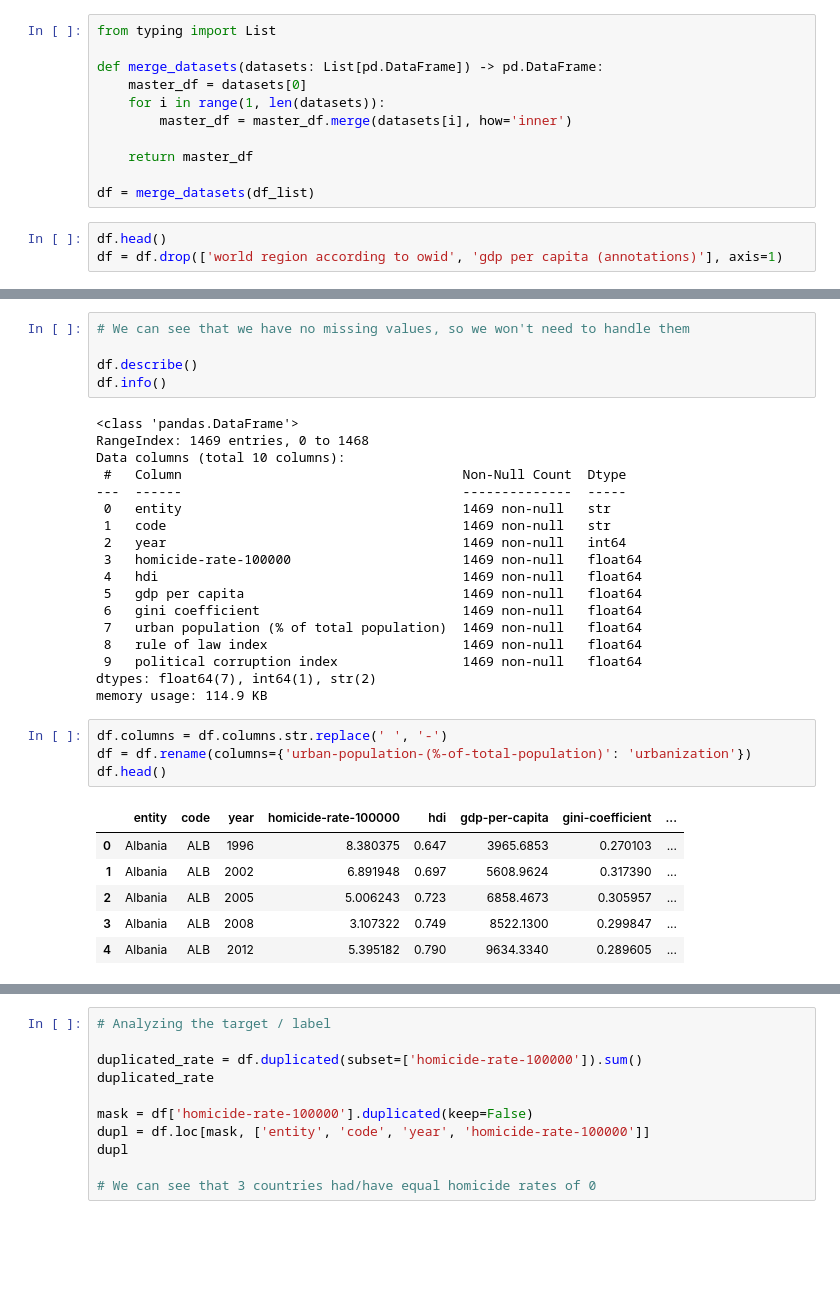
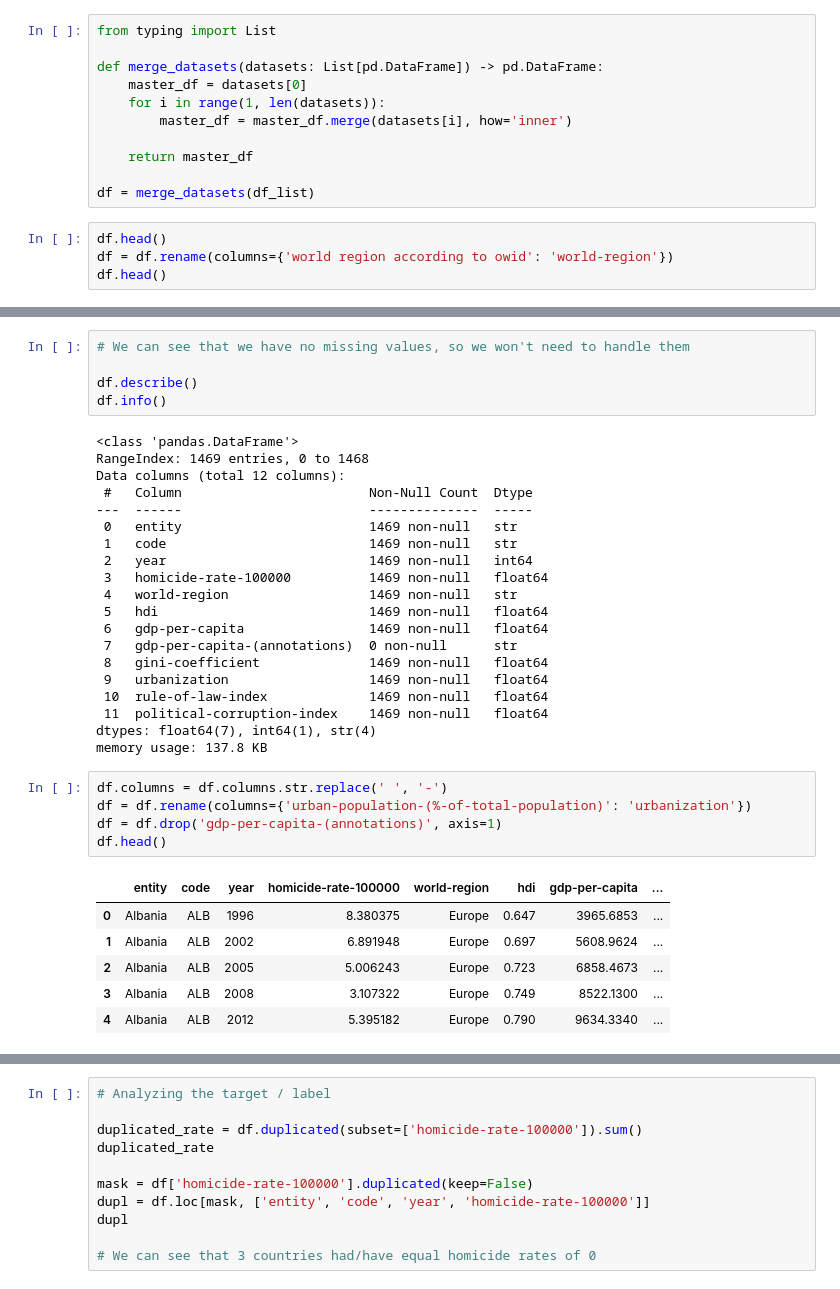
Before and after one commit to Phenriqx/global-homicide-rate-predictor, a Jupyter notebook: notebooks/HomicideRates.ipynb, the cells around one changed output, grey strips where cells are left out. Cells and saved outputs as stored; diff of their text form; blank space fills up the shorter version.

```diff
--- a/notebooks/HomicideRates.ipynb
+++ b/notebooks/HomicideRates.ipynb
@@ -79,4 +79,5 @@ def merge_datasets(datasets: List[pd.DataFrame]) -> pd.DataFrame:
 df = merge_datasets(df_list)
 # %%
 df.head()
-df = df.drop(['world region according to owid', 'gdp per capita (annotations)'], axis=1)
+df = df.rename(columns={'world region according to owid': 'world-region'})
+df.head()
@@ -88,32 +96,35 @@ df.info()
 # %% [output]
 <class 'pandas.DataFrame'>
 RangeIndex: 1469 entries, 0 to 1468
-Data columns (total 10 columns):
- #   Column                                    Non-Null Count  Dtype
----  ------                                    --------------  -----
- 0   entity                                    1469 non-null   str
- 1   code                                      1469 non-null   str
- 2   year                                      1469 non-null   int64
- 3   homicide-rate-100000                      1469 non-null   float64
- 4   hdi                                       1469 non-null   float64
- 5   gdp per capita                            1469 non-null   float64
- 6   gini coefficient                          1469 non-null   float64
- 7   urban population (% of total population)  1469 non-null   float64
- 8   rule of law index                         1469 non-null   float64
- 9   political corruption index                1469 non-null   float64
-dtypes: float64(7), int64(1), str(2)
-memory usage: 114.9 KB
+Data columns (total 12 columns):
+ #   Column                        Non-Null Count  Dtype
+---  ------                        --------------  -----
+ 0   entity                        1469 non-null   str
+ 1   code                          1469 non-null   str
+ 2   year                          1469 non-null   int64
+ 3   homicide-rate-100000          1469 non-null   float64
+ 4   world-region                  1469 non-null   str
+ 5   hdi                           1469 non-null   float64
+ 6   gdp-per-capita                1469 non-null   float64
+ 7   gdp-per-capita-(annotations)  0 non-null      str
+ 8   gini-coefficient              1469 non-null   float64
+ 9   urbanization                  1469 non-null   float64
+ 10  rule-of-law-index             1469 non-null   float64
+ 11  political-corruption-index    1469 non-null   float64
+dtypes: float64(7), int64(1), str(4)
+memory usage: 137.8 KB
 # %%
 df.columns = df.columns.str.replace(' ', '-')
 df = df.rename(columns={'urban-population-(%-of-total-population)': 'urbanization'})
+df = df.drop('gdp-per-capita-(annotations)', axis=1)
 df.head()
 # %% [output]
-|  | entity | code | year | homicide-rate-100000 | hdi | gdp-per-capita | gini-coefficient | ... |
-| 0 | Albania | ALB | 1996 | 8.380375 | 0.647 | 3965.6853 | 0.270103 | ... |
-| 1 | Albania | ALB | 2002 | 6.891948 | 0.697 | 5608.9624 | 0.317390 | ... |
-| 2 | Albania | ALB | 2005 | 5.006243 | 0.723 | 6858.4673 | 0.305957 | ... |
-| 3 | Albania | ALB | 2008 | 3.107322 | 0.749 | 8522.1300 | 0.299847 | ... |
-| 4 | Albania | ALB | 2012 | 5.395182 | 0.790 | 9634.3340 | 0.289605 | ... |
+|  | entity | code | year | homicide-rate-100000 | world-region | hdi | gdp-per-capita | ... |
+| 0 | Albania | ALB | 1996 | 8.380375 | Europe | 0.647 | 3965.6853 | ... |
+| 1 | Albania | ALB | 2002 | 6.891948 | Europe | 0.697 | 5608.9624 | ... |
+| 2 | Albania | ALB | 2005 | 5.006243 | Europe | 0.723 | 6858.4673 | ... |
+| 3 | Albania | ALB | 2008 | 3.107322 | Europe | 0.749 | 8522.1300 | ... |
+| 4 | Albania | ALB | 2012 | 5.395182 | Europe | 0.790 | 9634.3340 | ... |
 # %%
 # Analyzing the merged dataset
     # 1469 rows, 10 columns -> migth be insufficient, we'll assess this when validating the model
```
Also changed, not shown: parts of 16 cells of this notebook.
